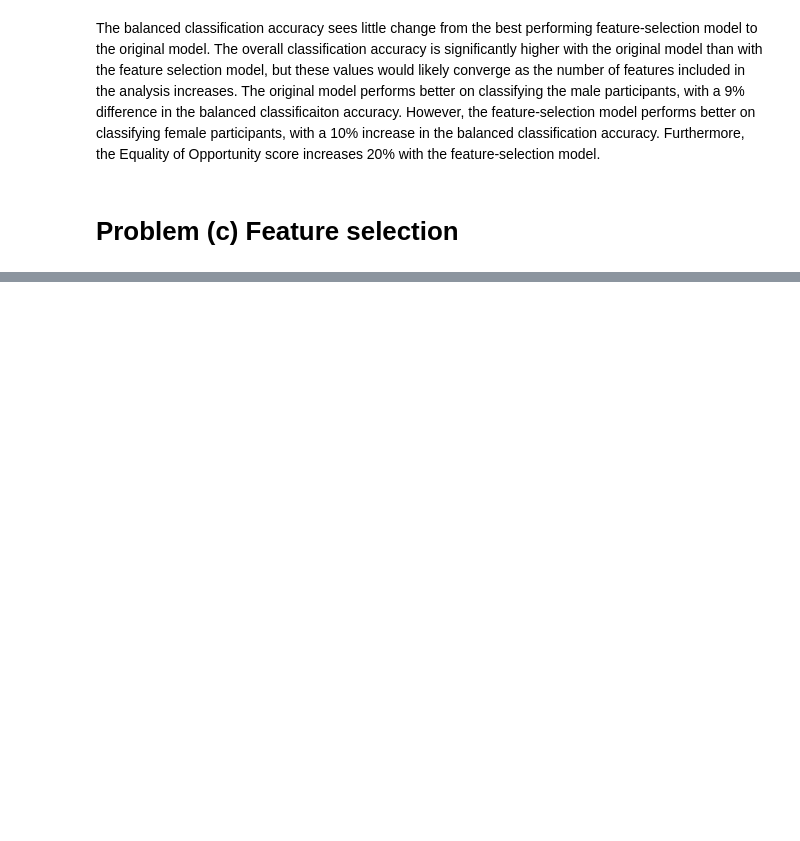
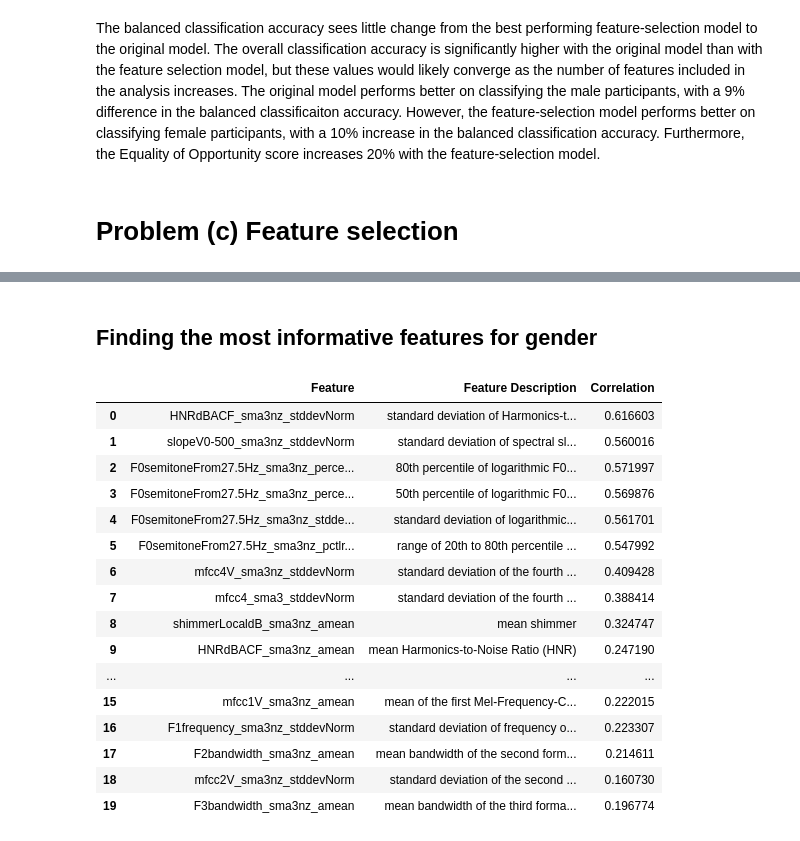
Before and after one commit to momoaolig/ML-Team-Assignment, a Jupyter notebook: hw5.ipynb, the cells around one changed output, grey strips where cells are left out. Saved outputs shown, nothing was run; the diff lists cells and outputs as text; code cells hidden in the pictures; blank space fills up the shorter version.

```diff
--- a/hw5.ipynb
+++ b/hw5.ipynb
@@ -493,0 +498,2 @@ features = pd.read_csv('feature_description.csv',
+# %%
+features.rename(columns={column_name_features[0]: 'Features', column_name_features[1]: 'Description'}, inplace=True)
@@ -493,0 +509,28 @@ features = pd.read_csv('feature_description.csv',
+# %%
+feature_names = features['Features'].tolist()
+descriptions = features['Description'].tolist()
+# %%
+def find_best_features(X, y, best_prams):
+    l = len(X)
+    X_train = X[:int(0.7*l)]
+    X_train = X_train.values
+    y_train = y[:int(0.7*l)]
+    X_val = X[int(-0.3*l):]
+    X_val = X_val.values
+    y_val = y[int(-0.3*l):]
+    clf = RandomForestClassifier(random_state = 42, class_weight = 'balanced', n_estimators = best_prams[0], max_depth = best_prams[1])
+
+    # Declare range
+    num_features = range(5, 31, 5)
+    result = []
+    correlations = [abs(pearsonr(X_train[:, i], y_train)[0]) for i in range(X_train.shape[1])]
+
+    for num in num_features:
+        top_feature_indices = sorted(range(len(correlations)), key=lambda i: correlations[i], reverse=True)[:num]
+        X_train_selected = X_train[:, top_feature_indices]
+        X_val_selected = X_val[:, top_feature_indices]
+        clf.fit(X_train_selected, y_train)
+        y_pred = clf.predict(X_val_selected)
+        metrics = calculate_accuracy(y_val, y_pred)
+        result.append({'model':clf, 'indices':top_feature_indices,'Number of Features': num, 'Accuracy':metrics['accuracy']})
+    return result, correlations
@@ -493,0 +579,32 @@ features = pd.read_csv('feature_description.csv',
+# %% [markdown]
+## Finding the most informative features for gender
+# %%
+top_feature_names = [feature_names[index] for index in result_gender[3]['indices']]
+top_description = [descriptions[index] for index in result_gender[3]['indices']]
+
+# Create a DataFrame with feature names and their corresponding correlations
+correlation_df = pd.DataFrame({
+    'Feature': top_feature_names,
+    'Feature Description': top_description,
+    'Correlation': [correlations[index] for index in result_gender[3]['indices']]
+})
+
+correlation_df
+# %% [output]
+|  | Feature | Feature Description | Correlation |
+| 0 | HNRdBACF_sma3nz_stddevNorm | standard deviation of Harmonics-t... | 0.616603 |
+| 1 | slopeV0-500_sma3nz_stddevNorm | standard deviation of spectral sl... | 0.560016 |
+| 2 | F0semitoneFrom27.5Hz_sma3nz_perce... | 80th percentile of logarithmic F0... | 0.571997 |
+| 3 | F0semitoneFrom27.5Hz_sma3nz_perce... | 50th percentile of logarithmic F0... | 0.569876 |
+| 4 | F0semitoneFrom27.5Hz_sma3nz_stdde... | standard deviation of logarithmic... | 0.561701 |
+| 5 | F0semitoneFrom27.5Hz_sma3nz_pctlr... | range of 20th to 80th percentile ... | 0.547992 |
+| 6 | mfcc4V_sma3nz_stddevNorm | standard deviation of the fourth ... | 0.409428 |
+| 7 | mfcc4_sma3_stddevNorm | standard deviation of the fourth ... | 0.388414 |
+| 8 | shimmerLocaldB_sma3nz_amean | mean shimmer | 0.324747 |
+| 9 | HNRdBACF_sma3nz_amean | mean Harmonics-to-Noise Ratio (HNR) | 0.247190 |
+| ... | ... | ... | ... |
+| 15 | mfcc1V_sma3nz_amean | mean of the first Mel-Frequency-C... | 0.222015 |
+| 16 | F1frequency_sma3nz_stddevNorm | standard deviation of frequency o... | 0.223307 |
+| 17 | F2bandwidth_sma3nz_amean | mean bandwidth of the second form... | 0.214611 |
+| 18 | mfcc2V_sma3nz_stddevNorm | standard deviation of the second ... | 0.160730 |
+| 19 | F3bandwidth_sma3nz_amean | mean bandwidth of the third forma... | 0.196774 |
```
Also changed, not shown: parts of 19 cells of this notebook.
